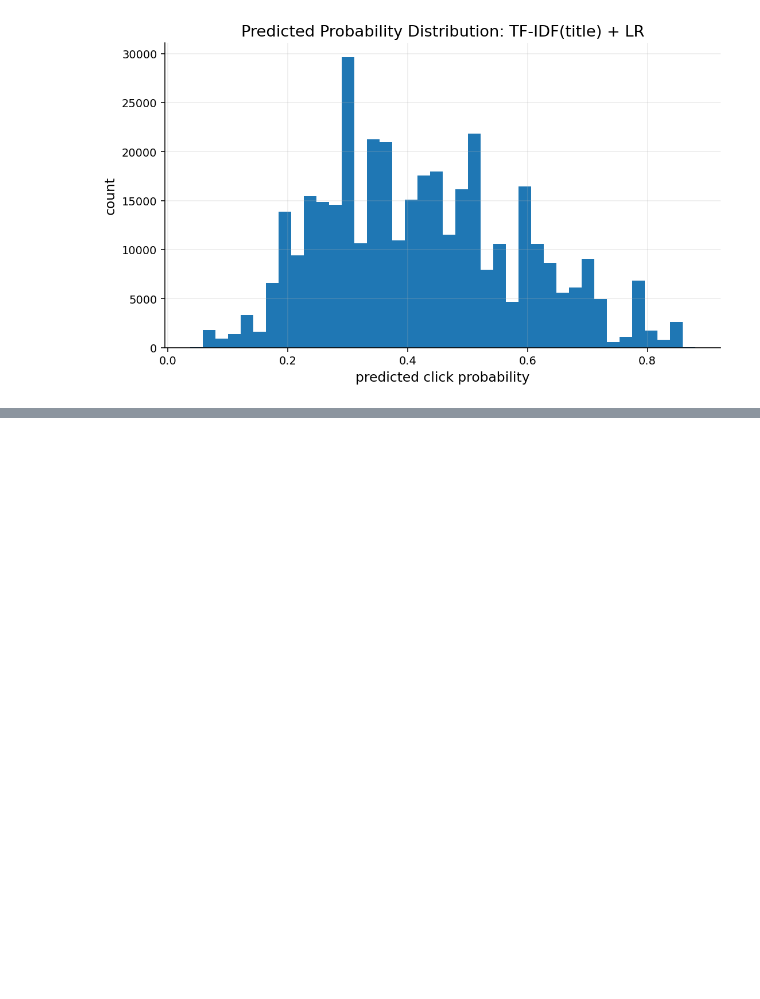
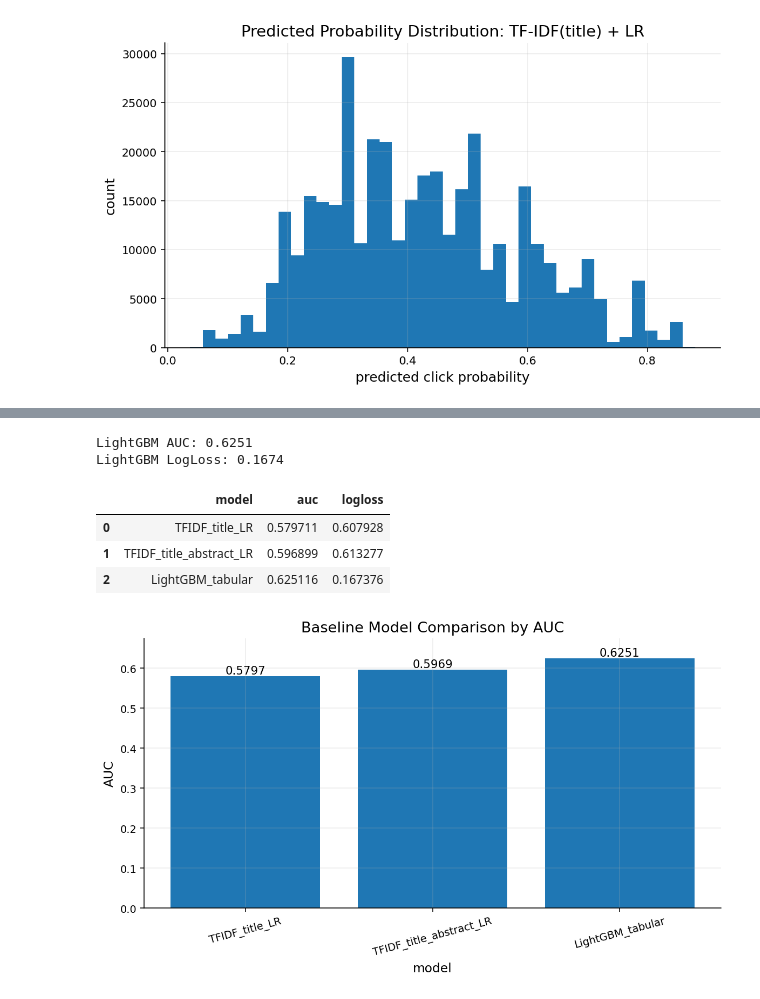
Before and after one commit to XvniYuSheng/mind-thesis, a Jupyter notebook: notebooks/03_baseline_lr_lgb.ipynb, the cells around one changed output, grey strips where cells are left out. Cells and saved outputs as stored; diff of their text form; code cells hidden in the pictures; blank space fills up the shorter version.

```diff
--- a/notebooks/03_baseline_lr_lgb.ipynb
+++ b/notebooks/03_baseline_lr_lgb.ipynb
@@ -261,0 +337,10 @@ plt.show()
+# %%
+lgb_model = LGBMClassifier(
+    n_estimators=200,
+    learning_rate=0.05,
+    max_depth=6,
+    num_leaves=31,
+    random_state=42
+)
+
+lgb_model.fit(X_train_tab, y_train)
@@ -261,0 +359,44 @@ plt.show()
+# %%
+valid_pred_lgb = lgb_model.predict_proba(X_valid_tab)[:, 1]
+
+auc_lgb = roc_auc_score(y_valid, valid_pred_lgb)
+logloss_lgb = log_loss(y_valid, valid_pred_lgb)
+
+print("LightGBM AUC:", round(auc_lgb, 4))
+print("LightGBM LogLoss:", round(logloss_lgb, 4))
+# %% [output]
+LightGBM AUC: 0.6251
+LightGBM LogLoss: 0.1674
+# %%
+results_list.append({
+    "model": "LightGBM_tabular",
+    "auc": auc_lgb,
+    "logloss": logloss_lgb
+})
+
+results_df = pd.DataFrame(results_list)
+results_df
+# %% [output]
+|  | model | auc | logloss |
+| 0 | TFIDF_title_LR | 0.579711 | 0.607928 |
+| 1 | TFIDF_title_abstract_LR | 0.596899 | 0.613277 |
+| 2 | LightGBM_tabular | 0.625116 | 0.167376 |
+# %%
+fig, ax = plt.subplots(figsize=(8.5, 5))
+bars = ax.bar(results_df["model"], results_df["auc"])
+
+ax.set_title("Baseline Model Comparison by AUC")
+ax.set_xlabel("model")
+ax.set_ylabel("AUC")
+ax.set_ylim(0, max(results_df["auc"]) * 1.08)
+
+for bar in bars:
+    height = bar.get_height()
+    ax.text(bar.get_x() + bar.get_width()/2, height, f"{height:.4f}",
+            ha="center", va="bottom")
+
+plt.xticks(rotation=15)
+plt.tight_layout()
+plt.show()
+# %% [output]
+[figure, added]
```
Also changed, not shown: parts of 15 cells of this notebook, 6 other files.
